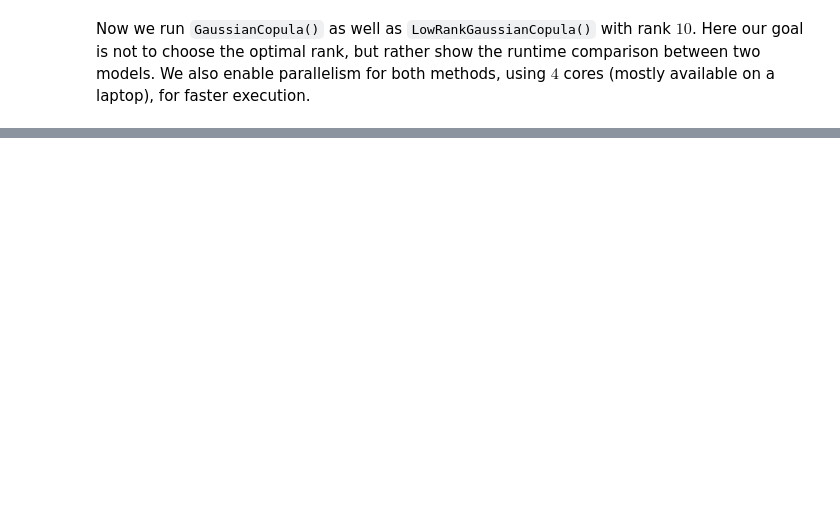
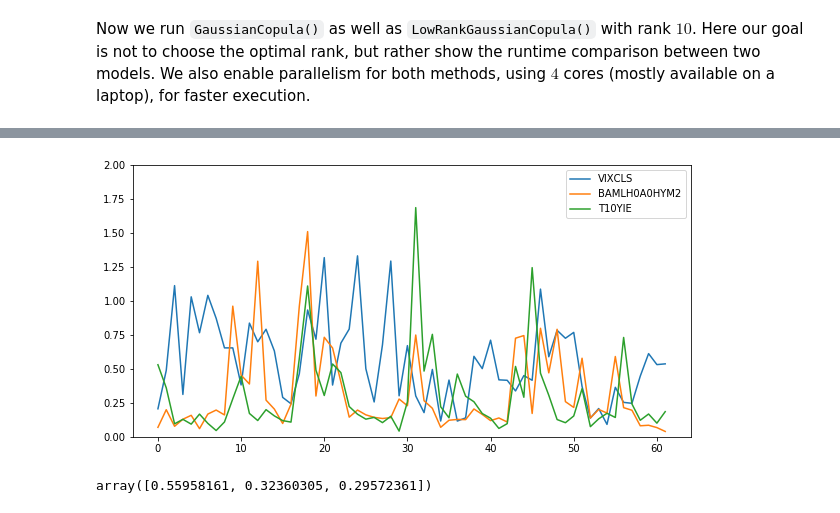
Before and after one commit to udellgroup/gcimpute, a Jupyter notebook: Examples/Main_Tutorial.ipynb, the cells around one changed output, grey strips where cells are left out. Saved outputs shown, nothing was run; the diff lists cells and outputs as text; code cells hidden in the pictures; blank space fills up the shorter version.

```diff
--- a/Examples/Main_Tutorial.ipynb
+++ b/Examples/Main_Tutorial.ipynb
@@ -423,0 +329,8 @@ _=pd.DataFrame(smae_online, columns = names).plot(figsize = (15, 9), title = nam
+# %%
+_=pd.DataFrame(smae_online, columns = col_to_mask).plot(figsize = (10, 5), ylim=(0,2))
+# %% [output]
+[figure, added]
+# %%
+smae_online.mean(axis=0)
+# %% [output]
+array([0.55958161, 0.32360305, 0.29572361])
```
Also changed, not shown: parts of 70 cells of this notebook, 3 other files.
